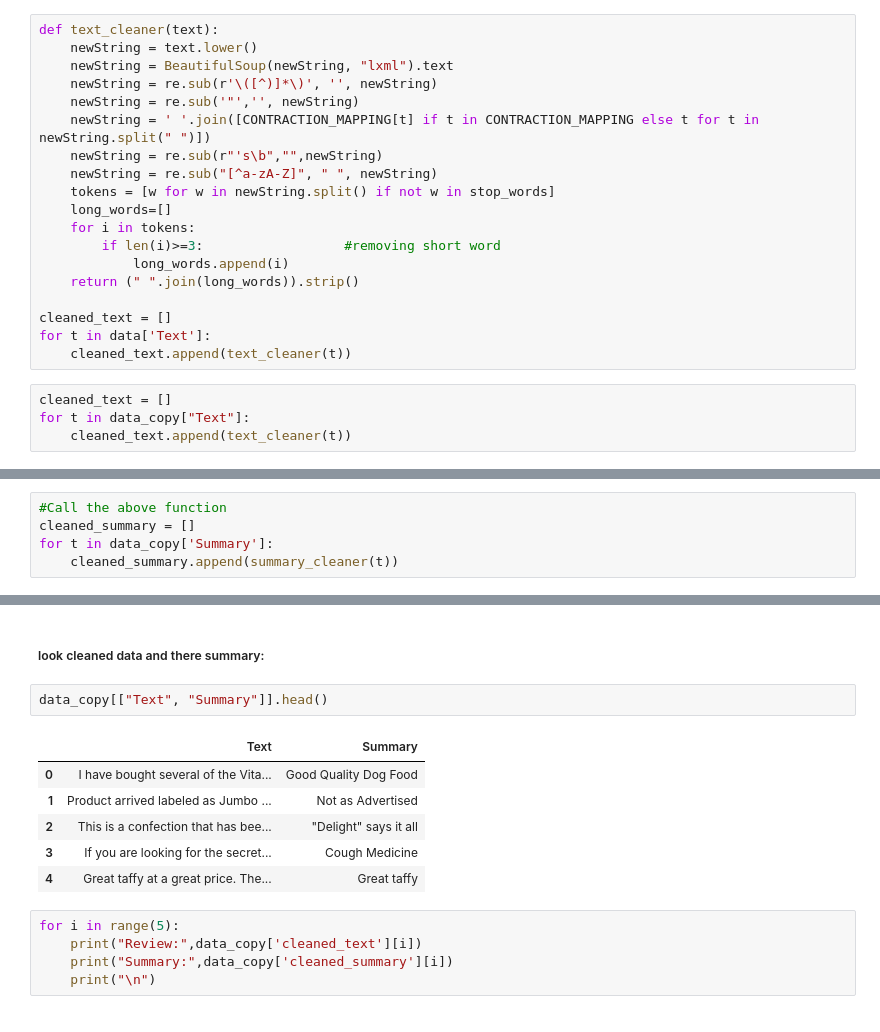
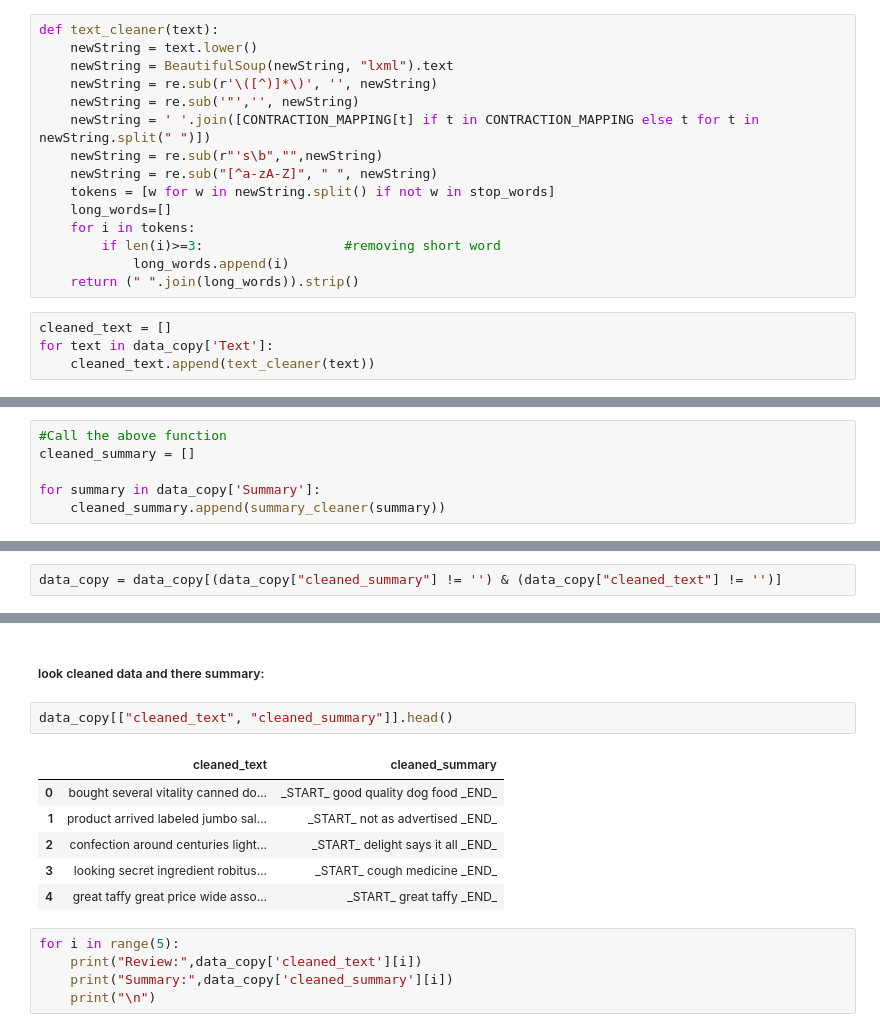
Before and after one commit to mishraatharva/text_summarization_project, a Jupyter notebook: research/preprocessing.ipynb, the cells around one changed output, grey strips where cells are left out. Cells and saved outputs as stored; diff of their text form.

```diff
--- a/research/preprocessing.ipynb
+++ b/research/preprocessing.ipynb
@@ -234,14 +216,10 @@ def text_cleaner(text):
         if len(i)>=3:                  #removing short word
             long_words.append(i)
     return (" ".join(long_words)).strip()
-
-cleaned_text = []
-for t in data['Text']:
-    cleaned_text.append(text_cleaner(t))
 # %%
 cleaned_text = []
-for t in data_copy["Text"]:
-    cleaned_text.append(text_cleaner(t))
+for text in data_copy['Text']:
+    cleaned_text.append(text_cleaner(text))
 # %%
 len(cleaned_text)
 # %% [output]
@@ -282,5 +270,6 @@ data_copy.shape
 # %%
 #Call the above function
 cleaned_summary = []
-for t in data_copy['Summary']:
-    cleaned_summary.append(summary_cleaner(t))
+
+for summary in data_copy['Summary']:
+    cleaned_summary.append(summary_cleaner(summary))
@@ -296,3 +290,5 @@ data_copy['cleaned_summary']=cleaned_summary
+# %%
+data_copy = data_copy[(data_copy["cleaned_summary"] != '') & (data_copy["cleaned_text"] != '')]
 # %%
 empty_string_count = (data_copy['cleaned_summary']=='').sum()
 print(empty_string_count)
@@ -345,14 +337,14 @@ pd.DataFrame(data_copy['cleaned_summary'])
 # %% [markdown]
 ##### look cleaned data and there summary:
 # %%
-data_copy[["Text", "Summary"]].head()
+data_copy[["cleaned_text", "cleaned_summary"]].head()
 # %% [output]
-|  | Text | Summary |
-| 0 | I have bought several of the Vita... | Good Quality Dog Food |
-| 1 | Product arrived labeled as Jumbo ... | Not as Advertised |
-| 2 | This is a confection that has bee... | "Delight" says it all |
-| 3 | If you are looking for the secret... | Cough Medicine |
-| 4 | Great taffy at a great price. The... | Great taffy |
+|  | cleaned_text | cleaned_summary |
+| 0 | bought several vitality canned do... | _START_ good quality dog food _END_ |
+| 1 | product arrived labeled jumbo sal... | _START_ not as advertised _END_ |
+| 2 | confection around centuries light... | _START_ delight says it all _END_ |
+| 3 | looking secret ingredient robitus... | _START_ cough medicine _END_ |
+| 4 | great taffy great price wide asso... | _START_ great taffy _END_ |
 # %%
 for i in range(5):
     print("Review:",data_copy['cleaned_text'][i])
```
Also changed, not shown: parts of 46 cells of this notebook, 7 other files.
